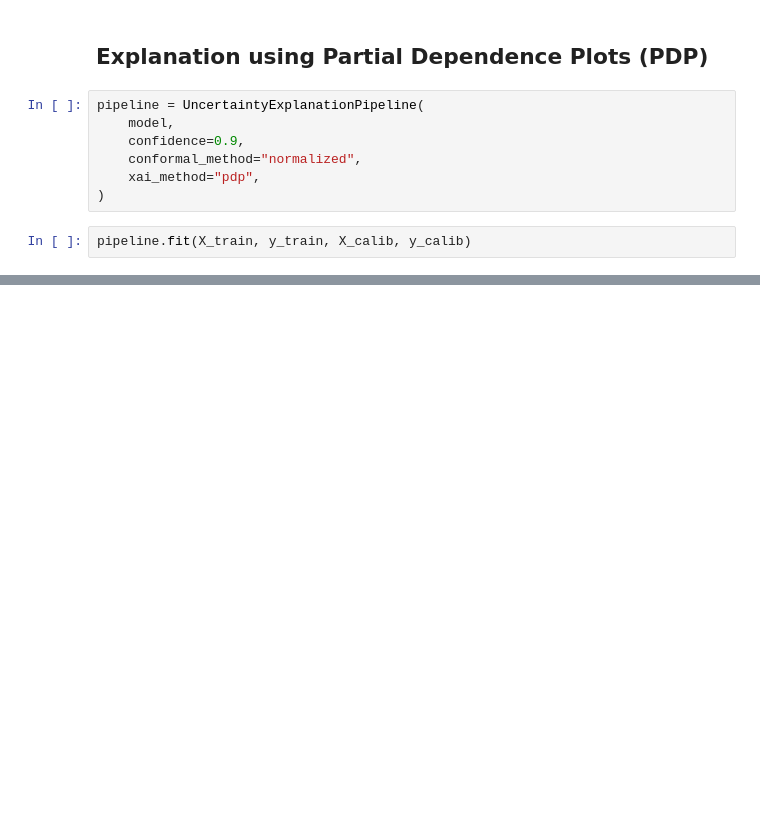
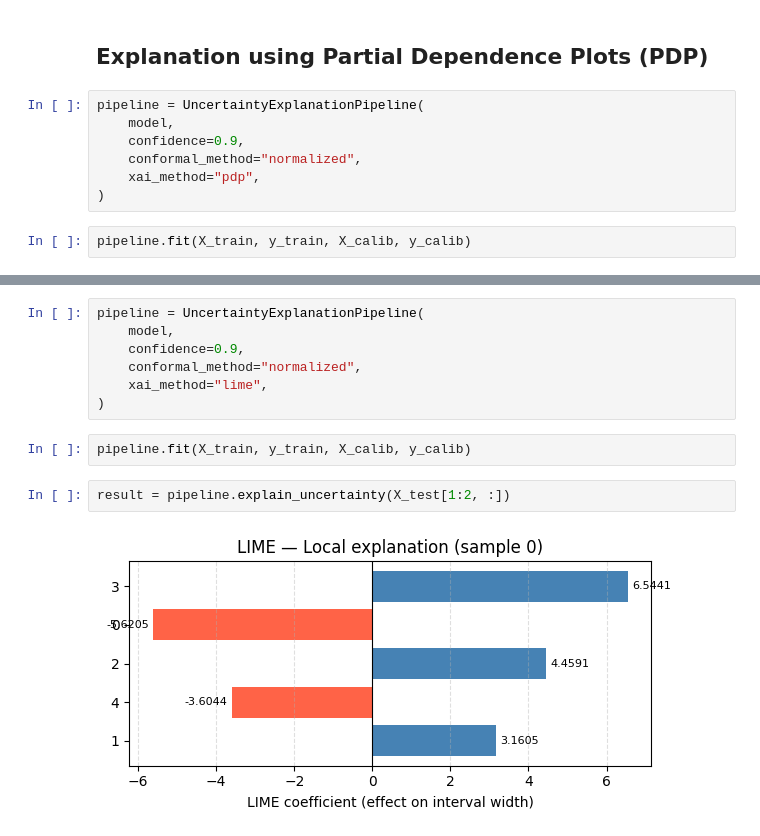
Before and after one commit to torodriguezt/uxplain, a Jupyter notebook: demo.ipynb, the cells around one changed output, grey strips where cells are left out. Saved outputs shown, nothing was run; the diff lists cells and outputs as text; blank space fills up the shorter version.

```diff
--- a/demo.ipynb
+++ b/demo.ipynb
@@ -131,0 +164,13 @@ Intervalo max: 210.12
+# %%
+pipeline = UncertaintyExplanationPipeline(
+    model,
+    confidence=0.9,
+    conformal_method="normalized",
+    xai_method="lime",
+)
+# %%
+pipeline.fit(X_train, y_train, X_calib, y_calib)
+# %%
+result = pipeline.explain_uncertainty(X_test[1:2, :])
+# %% [output]
+[figure, added]
```
Also changed, not shown: parts of 18 cells of this notebook, 4 other files.
